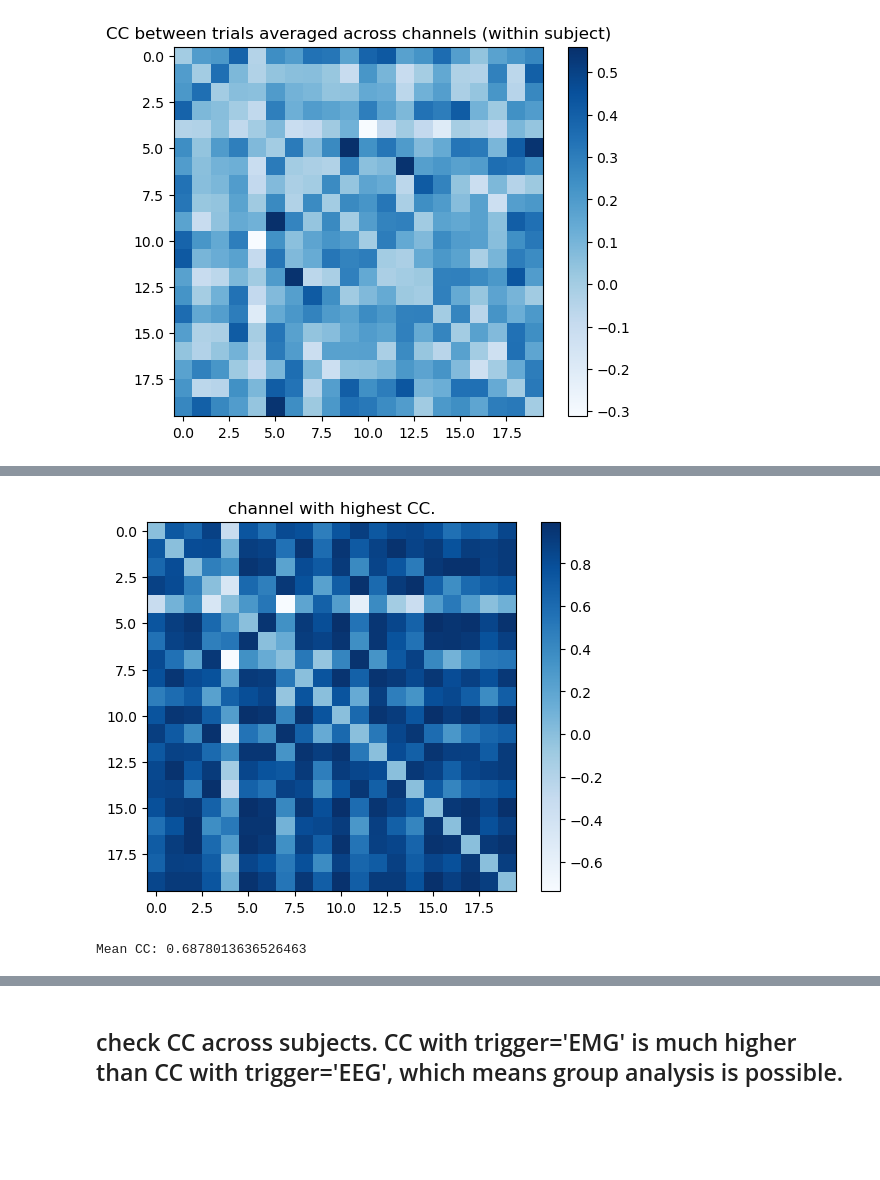
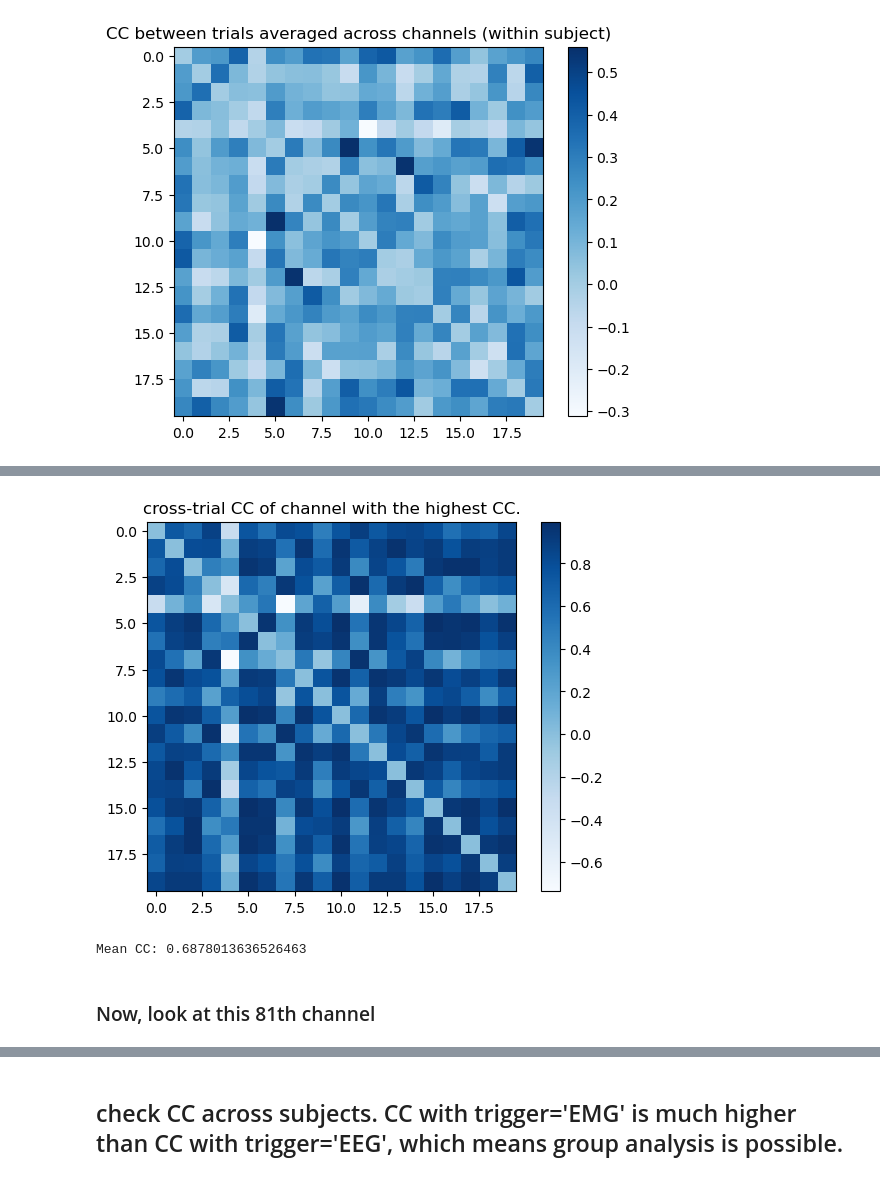
Before and after one commit to xiaolongwu0713/python, a Jupyter notebook: gesture/group_analysis/check_CC.ipynb, the cells around one changed output, grey strips where cells are left out. Saved outputs shown, nothing was run; the diff lists cells and outputs as text; code cells hidden in the pictures; blank space fills up the shorter version.

```diff
--- a/gesture/group_analysis/check_CC.ipynb
+++ b/gesture/group_analysis/check_CC.ipynb
@@ -31,17 +30,12 @@ sf=info_dict[str(sid)]
 
 tmin=0
 tmax=0.5
-epochs=get_epoch(sid, sf,scaler='no',trigger='EMG',tmin=tmin,tmax=tmax)
+#epochs=get_epoch(sid, sf,scaler='no',trigger='EMG',tmin=tmin,tmax=tmax)
+epochs=get_epoch_and_anat_label(sid, sf,tmin=tmin,tmax=tmax,trigger='EMG',re_ordered=True,random_shift=False)
 #epoch1=epochs['1']# 20 trials. 8001 time points per trial for 8s.
 #epoch2=epochs['2']
 epoch3=epochs['3'] # simple grasp
 total_ch_number=len(epoch3.info.ch_names)
+ch_names=epoch3.info['ch_names']
+ch_types=epochs.get_channel_types
 #epoch4=epochs['4']
-# %%
-# mark bad channels
-good_channel=good_channels['sid'+str(sid)] # start from 1 (Matlab)
-good_channel=[i-1 for i in good_channel]
-bad_channels_ind=[i for i in range(len(epoch3.ch_names)-7) if i not in good_channel]
-bad_channels=[epoch3.ch_names[c] for c in bad_channels_ind]
-epoch3.load_data()
-epoch3.drop_channels(bad_channels)
@@ -121,0 +112,2 @@ ch_mean.index(max(ch_mean)) #maximum 0.68
+# %%
+check_this_channel=78
@@ -122,11 +123,11 @@ ch_mean.index(max(ch_mean)) #maximum 0.68
 # %%
 %matplotlib inline
 #%matplotlib qt
 #%gui qt
-plt.imshow(matrixes[81], cmap='Blues')
+plt.imshow(matrixes[check_this_channel], cmap='Blues')
 plt.title("cross-trial CC of channel with the highest CC.")
 plt.colorbar()
 plt.show()
 # %% [output]
-[figure, old version]
+[figure, new version]
 # %%
@@ -135,3 +136,5 @@ b=matrixes[81].shape[0]
 print('Mean CC: '+ str(sum(a)/(b*b-b)))
 # %% [output]
 Mean CC: 0.6878013636526463
+# %% [markdown]
+### Now, look at this 81th channel
```
Also changed, not shown: parts of 13 cells of this notebook, 17 other files.
